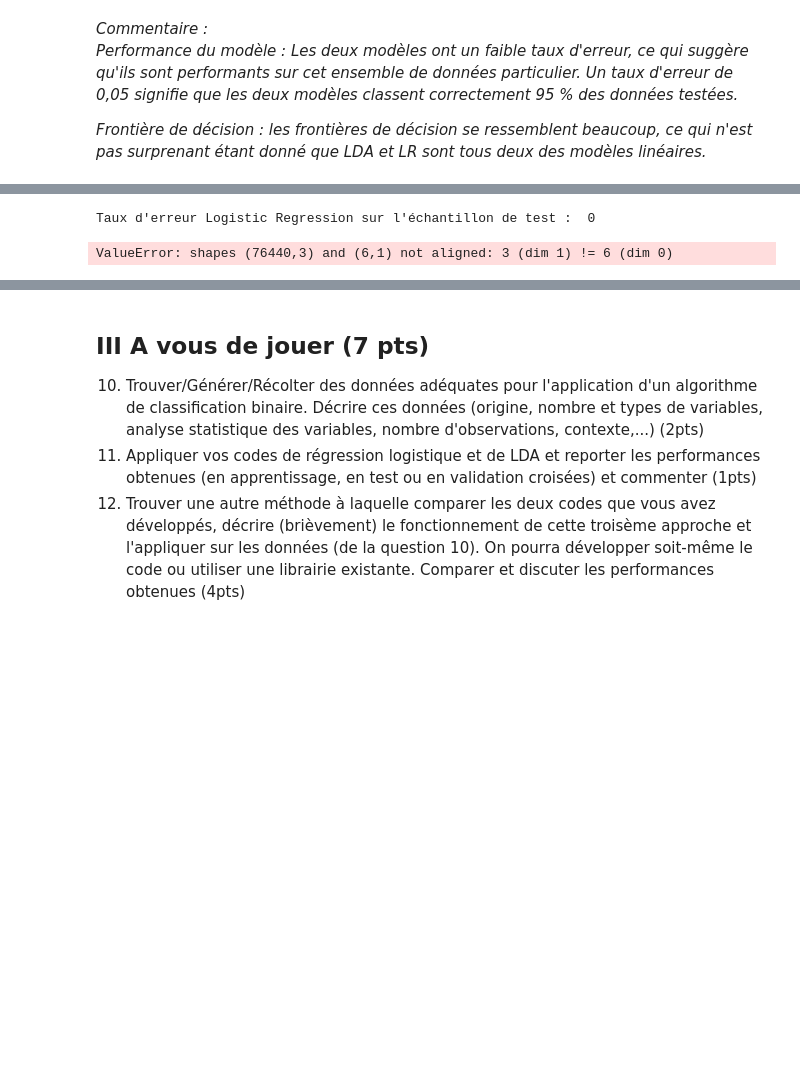
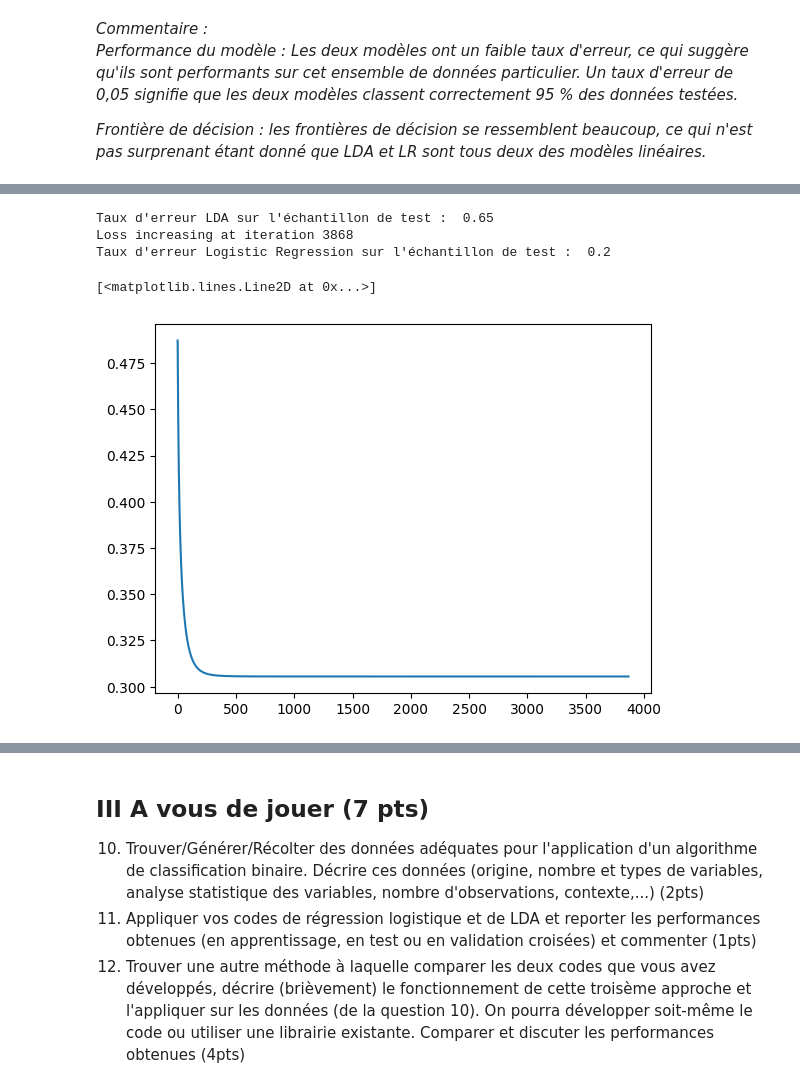
Before and after one commit to hiririri/Project_IntroML, a Jupyter notebook: Proj_IntroML_2023.ipynb, the cells around one changed output, grey strips where cells are left out. Drawn from its saved outputs; the diff is of its cells as text; code cells hidden in the pictures; blank space fills up the shorter version.

```diff
--- a/Proj_IntroML_2023.ipynb
+++ b/Proj_IntroML_2023.ipynb
@@ -385,28 +401,21 @@ Taux d'erreur de la régression logistique :  0.04
 # %%
-X,y = sk.datasets.make_classification(n_samples=n, n_features=5, n_redundant=2, n_informative=2, n_repeated=0, n_clusters_per_class=1, random_state=rng)
-X_train, X_test, y_train, y_test = sk.model_selection.train_test_split(X, y, test_size=.2, random_state=42)
+X, y = sk.datasets.make_classification(n_samples=n, n_features=5, n_redundant=2,
+                                       n_informative=2, n_repeated=0, n_clusters_per_class=1, random_state=rng)
+X_train, X_test, y_train, y_test = sk.model_selection.train_test_split( X, y, test_size=.2, random_state=42)
 
-# lda = LinearDiscriminantAnalysis()
-# lda.fit(X_train, y_train)
-# y_pred_lda = lda.predict(X_test)
-# print("Taux d'erreur LDA sur l'échantillon de test : ",error_rate(y_test,y_pred_lda))
-# lda.decision_boundary(X, y)
+lda = LinearDiscriminantAnalysis()
+lda.fit(X_train, y_train)
+y_pred_lda = lda.predict(X_test)
+print("Taux d'erreur LDA sur l'échantillon de test : ", np.mean(y_test != y_pred_log.ravel()))
 
 logreg = LogisticRegression()
 logreg.fit(X_train, y_train)
 y_pred_log = logreg.predict(X_test)
-print("Taux d'erreur Logistic Regression sur l'échantillon de test : ", int(np.mean(y_test != y_pred_log.ravel())))
-logreg.decision_boundary(X, y)
-
-# Validation croisée à n blocs pour la LDA
-# lda = LinearDiscriminantAnalysis()
-# error_rate = leave_one_out_cross_validation(X, y, lda)
-# print("Taux d'erreur de la LDA après la validation croisée : ", error_rate)
-
-# Validation croisée à n blocs pour la régression logistique
-logreg = LogisticRegression()
-error_rate = leave_one_out_cross_validation(X, y, logreg)
-print("Taux d'erreur de la régression logistique après la validation croisée : ", error_rate)
+print("Taux d'erreur Logistic Regression sur l'échantillon de test : ", np.mean(y_test != y_pred_log.ravel()))
+plt.plot(logreg.loss)
 # %% [output]
-Taux d'erreur Logistic Regression sur l'échantillon de test :  0
+Taux d'erreur LDA sur l'échantillon de test :  0.65
+Loss increasing at iteration 3868
+Taux d'erreur Logistic Regression sur l'échantillon de test :  0.2
-ValueError: shapes (76440,3) and (6,1) not aligned: 3 (dim 1) != 6 (dim 0)
+[<matplotlib.lines.Line2D at 0x...>]
+[figure, added]
```
Also changed, not shown: parts of 13 cells of this notebook.
